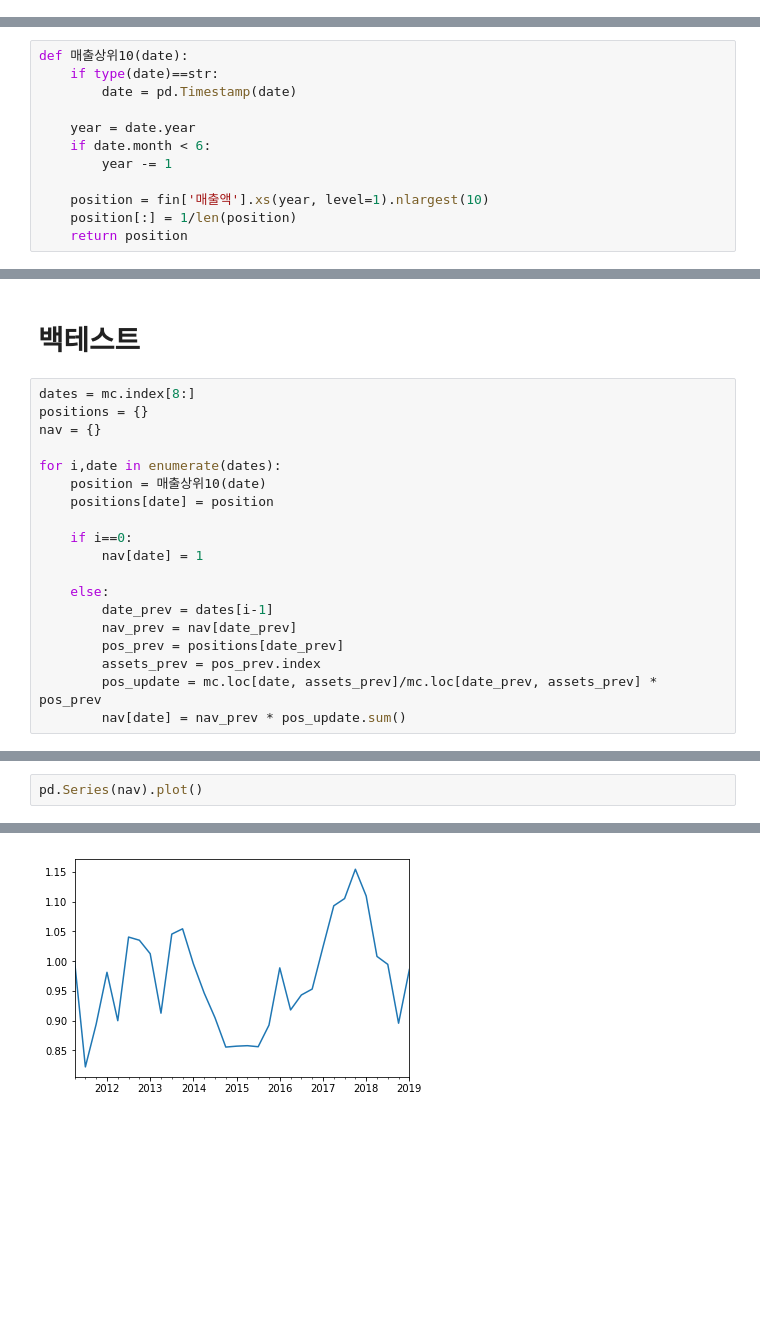
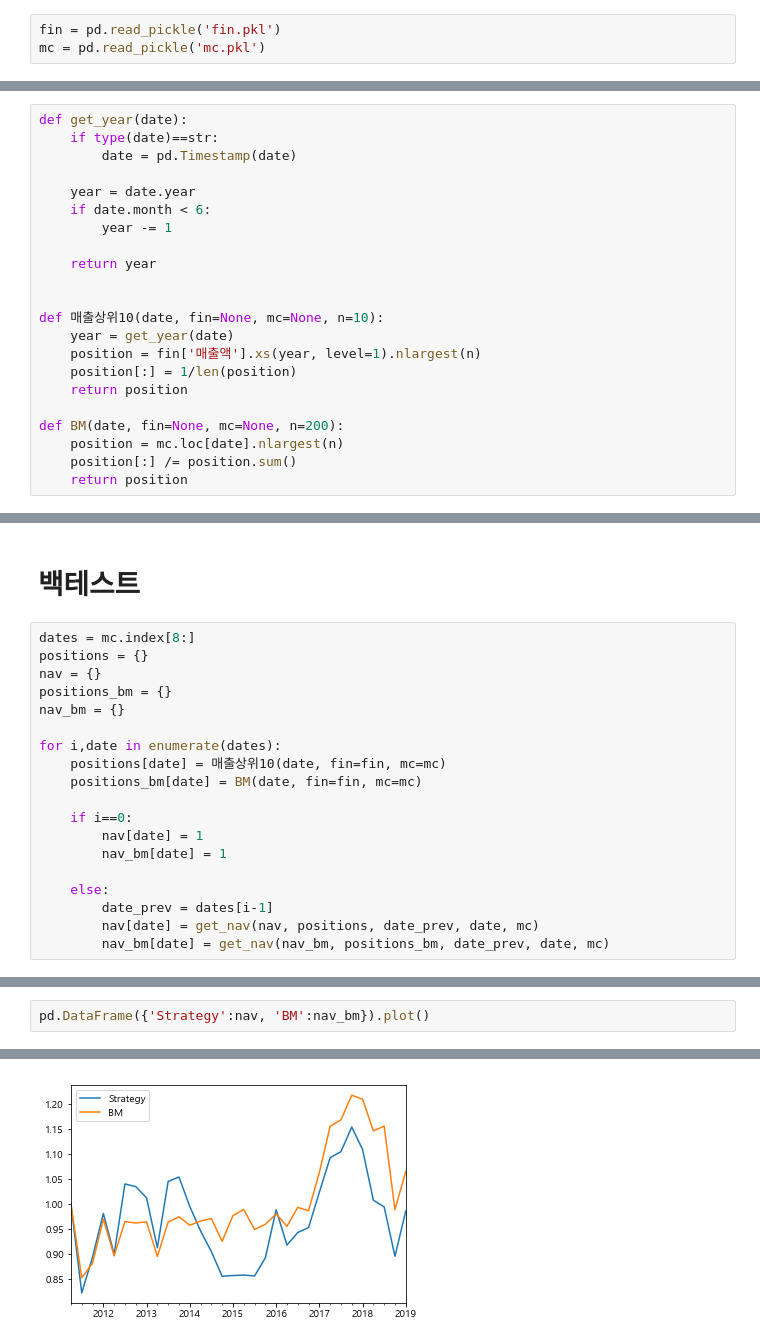
Before and after one commit to gem763/qit, a Jupyter notebook: backtester.ipynb, the cells around one changed output, grey strips where cells are left out. Saved outputs shown, nothing was run; the diff lists cells and outputs as text; blank space fills up the shorter version.

```diff
--- a/backtester.ipynb
+++ b/backtester.ipynb
@@ -20,10 +23,13 @@ mc.to_pickle('mc.pkl')
 # %%
 fin.to_excel('fin.xlsx', sheet_name='fin')
 mc.to_excel('mc.xlsx', sheet_name='mc')
+# %%
+fin = pd.read_pickle('fin.pkl')
+mc = pd.read_pickle('mc.pkl')
 # %% [markdown]
 # 전략 만들기
 # %%
-def 매출상위10(date):
+def get_year(date):
     if type(date)==str:
         date = pd.Timestamp(date)
 
@@ -31,6 +37,16 @@ def 매출상위10(date):
     if date.month < 6:
         year -= 1
 
-    position = fin['매출액'].xs(year, level=1).nlargest(10)
+    return year
+
+
+def 매출상위10(date, fin=None, mc=None, n=10):
+    year = get_year(date)
+    position = fin['매출액'].xs(year, level=1).nlargest(n)
     position[:] = 1/len(position)
     return position
+
+def BM(date, fin=None, mc=None, n=200):
+    position = mc.loc[date].nlargest(n)
+    position[:] /= position.sum()
+    return position
@@ -54,18 +90,18 @@ Name: 매출액, dtype: float64
 dates = mc.index[8:]
 positions = {}
 nav = {}
+positions_bm = {}
+nav_bm = {}
 
 for i,date in enumerate(dates):
-    position = 매출상위10(date)
-    positions[date] = position
+    positions[date] = 매출상위10(date, fin=fin, mc=mc)
+    positions_bm[date] = BM(date, fin=fin, mc=mc)
 
     if i==0:
         nav[date] = 1
+        nav_bm[date] = 1
 
     else:
         date_prev = dates[i-1]
-        nav_prev = nav[date_prev]
-        pos_prev = positions[date_prev]
-        assets_prev = pos_prev.index
-        pos_update = mc.loc[date, assets_prev]/mc.loc[date_prev, assets_prev] * pos_prev
-        nav[date] = nav_prev * pos_update.sum()
+        nav[date] = get_nav(nav, positions, date_prev, date, mc)
+        nav_bm[date] = get_nav(nav_bm, positions_bm, date_prev, date, mc)
@@ -72,5 +115,5 @@ for i,date in enumerate(dates):
 # %%
-pd.Series(nav).plot()
+pd.DataFrame({'Strategy':nav, 'BM':nav_bm}).plot()
 # %% [output]
 <matplotlib.axes._subplots.AxesSubplot at 0x...>
-[figure, old version]
+[figure, new version]
```
Also changed, not shown: parts of 13 cells of this notebook.
